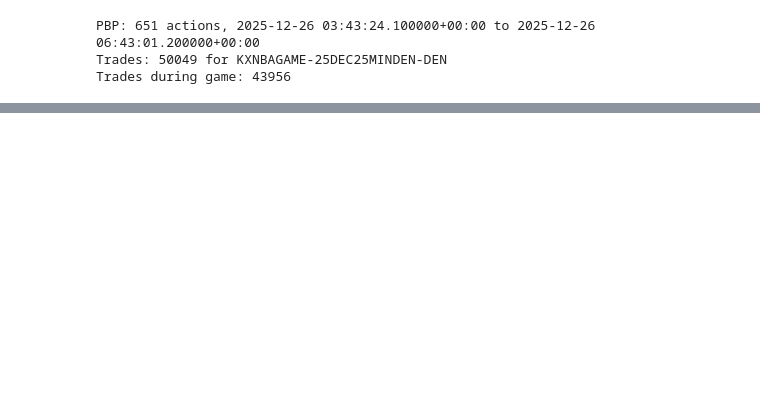
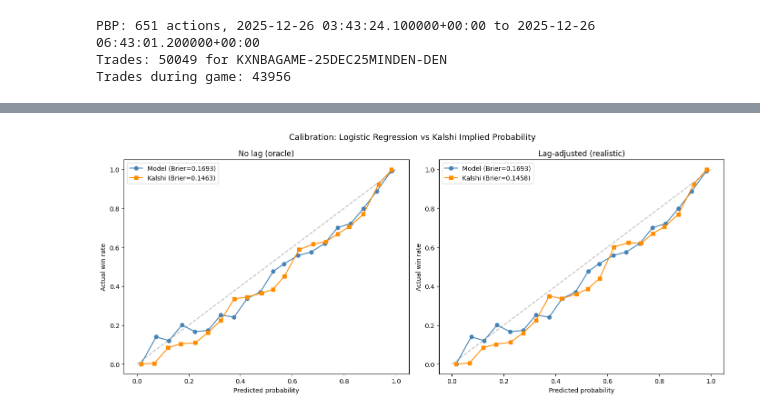
Before and after one commit to cziwang/prediction-market-exploration, a Jupyter notebook: notebooks/nba_eda.ipynb, the cells around one changed output, grey strips where cells are left out. Cells and saved outputs as stored; diff of their text form; code cells hidden in the pictures; blank space fills up the shorter version.

```diff
--- a/notebooks/nba_eda.ipynb
+++ b/notebooks/nba_eda.ipynb
@@ -503,0 +812,18 @@ plt.show()
+# %%
+# Brier score comparison: model vs Kalshi, both scenarios
+print("=" * 70)
+print("BRIER SCORE COMPARISON — lower is better")
+print("=" * 70)
+
+for label, ev in [("No lag adjustment (oracle)", eval_no_lag),
+                   ("Lag-adjusted (realistic)", eval_lag)]:
+    valid = ev.dropna(subset=["kalshi_prob", "model_prob"])
+    brier_model = brier_score_loss(valid["home_win"], valid["model_prob"])
+    brier_kalshi = brier_score_loss(valid["home_win"], valid["kalshi_prob"])
+    diff = brier_model - brier_kalshi
+
+    print(f"\n{label}")
+    print(f"  {len(valid):,} actions across {valid['game_id'].nunique()} games")
+    print(f"  Model Brier:  {brier_model:.4f}")
+    print(f"  Kalshi Brier: {brier_kalshi:.4f}")
+    print(f"  Delta:        {diff:+.4f} ({'model worse' if diff > 0 else 'model better'})")
@@ -503,0 +846,27 @@ plt.show()
+# %%
+# Calibration: model vs Kalshi, side by side, both scenarios
+fig, axes = plt.subplots(1, 2, figsize=(14, 6))
+
+for ax, (label, ev) in zip(axes, [("No lag (oracle)", eval_no_lag),
+                                    ("Lag-adjusted (realistic)", eval_lag)]):
+    valid = ev.dropna(subset=["kalshi_prob", "model_prob"])
+
+    frac_m, mean_m = calibration_curve(valid["home_win"], valid["model_prob"], n_bins=20)
+    frac_k, mean_k = calibration_curve(valid["home_win"], valid["kalshi_prob"], n_bins=20)
+
+    brier_m = brier_score_loss(valid["home_win"], valid["model_prob"])
+    brier_k = brier_score_loss(valid["home_win"], valid["kalshi_prob"])
+
+    ax.plot(mean_m, frac_m, "o-", color="steelblue", label=f"Model (Brier={brier_m:.4f})")
+    ax.plot(mean_k, frac_k, "s-", color="darkorange", label=f"Kalshi (Brier={brier_k:.4f})")
+    ax.plot([0, 1], [0, 1], "--", color="gray", alpha=0.5)
+    ax.set_xlabel("Predicted probability")
+    ax.set_ylabel("Actual win rate")
+    ax.set_title(label)
+    ax.legend()
+
+plt.suptitle("Calibration: Logistic Regression vs Kalshi Implied Probability", fontsize=13)
+plt.tight_layout()
+plt.show()
+# %% [output]
+[figure, added]
```
Also changed, not shown: parts of 44 cells of this notebook, 2 other files.
